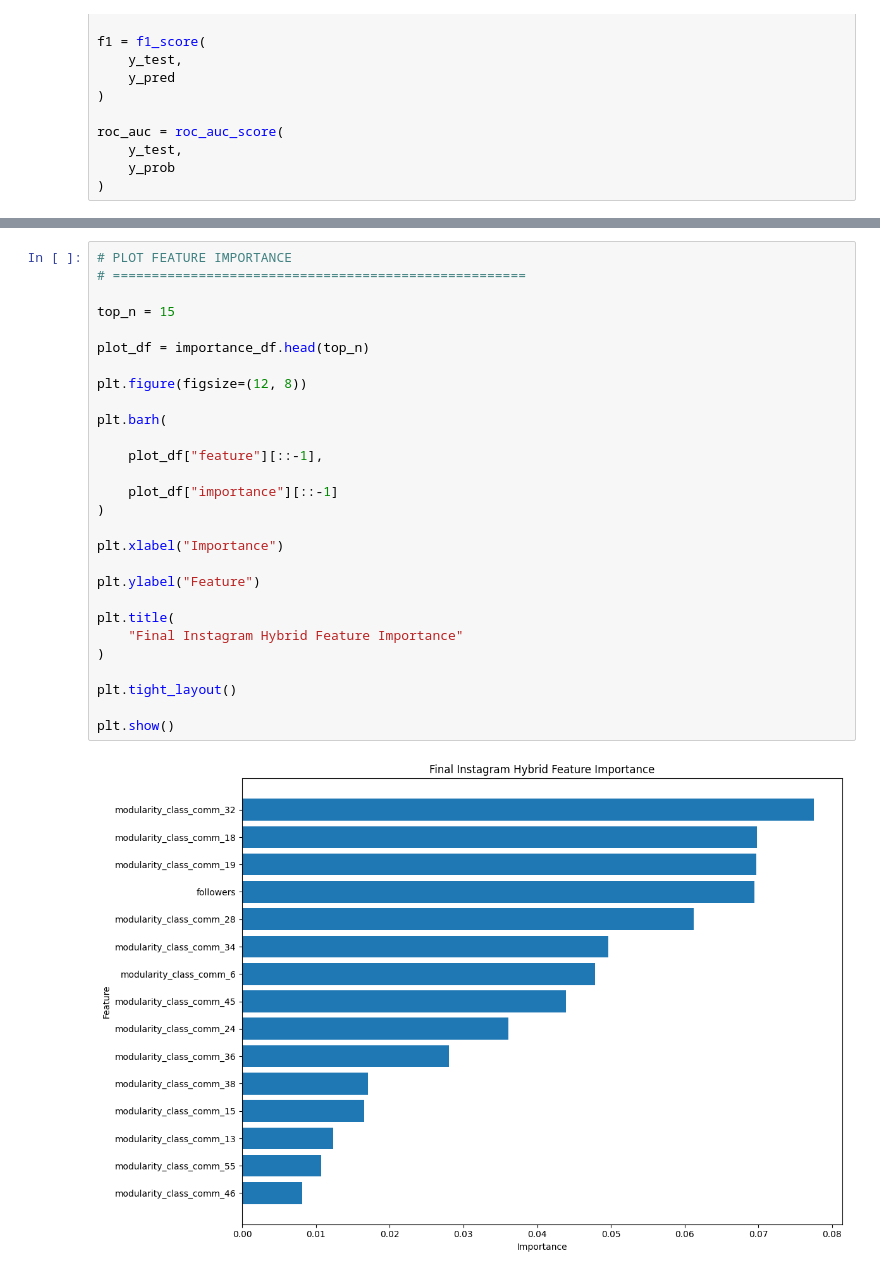
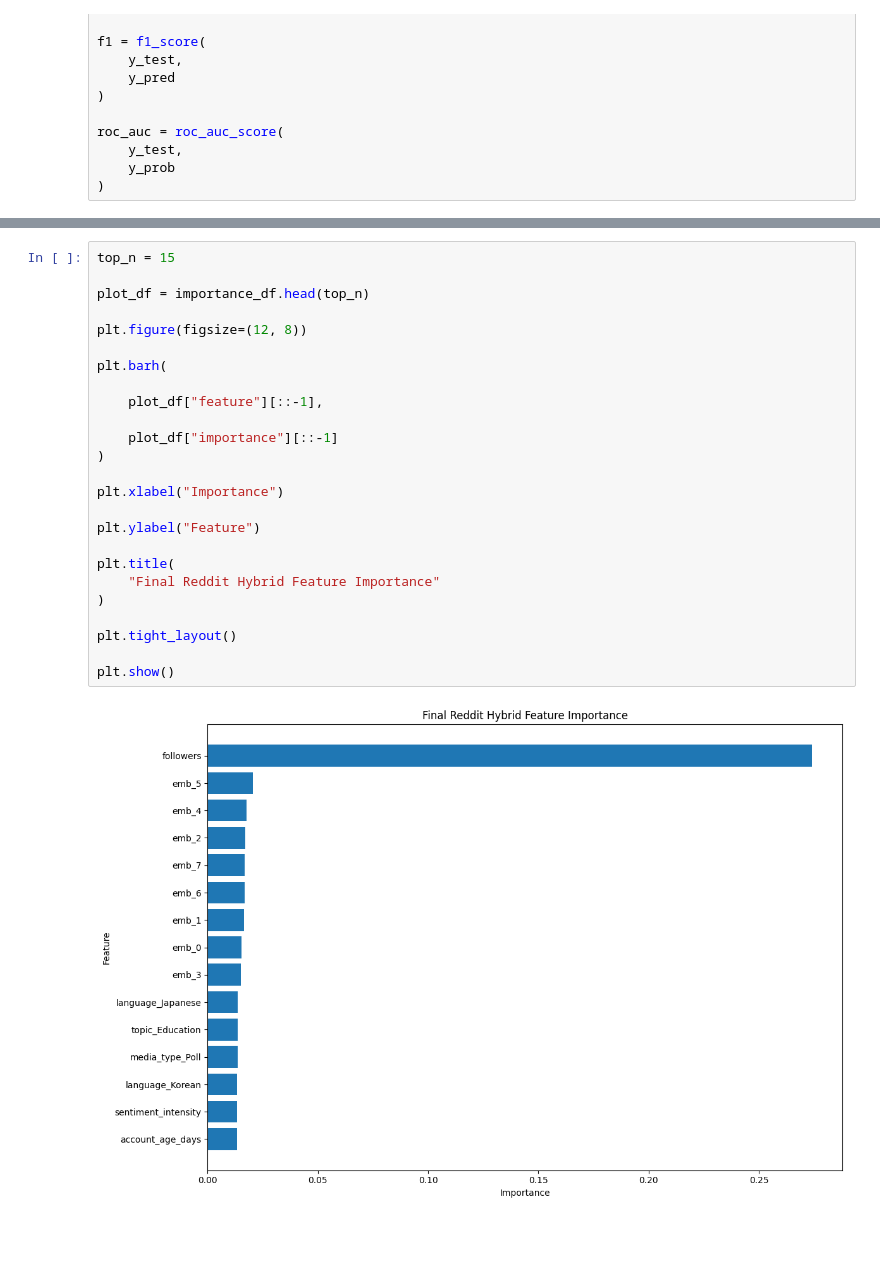
Before and after one commit to ThienY173/FDSE_2026_A_comparative_study_across_six_platforms, a Jupyter notebook: Network_graph/Reddit/reddit_graph.ipynb, the cells around one changed output, grey strips where cells are left out. Cells and saved outputs as stored; diff of their text form; blank space fills up the shorter version.

```diff
--- a/Network_graph/Reddit/reddit_graph.ipynb
+++ b/Network_graph/Reddit/reddit_graph.ipynb
@@ -1433,30 +1128,27 @@ ROC-AUC  : 0.8413
 # %%
-# PLOT FEATURE IMPORTANCE
-# =====================================================
-
 top_n = 15
 
 plot_df = importance_df.head(top_n)
 
 plt.figure(figsize=(12, 8))
 
 plt.barh(
 
     plot_df["feature"][::-1],
 
     plot_df["importance"][::-1]
 )
 
 plt.xlabel("Importance")
 
 plt.ylabel("Feature")
 
 plt.title(
-    "Final Instagram Hybrid Feature Importance"
+    "Final Reddit Hybrid Feature Importance"
 )
 
 plt.tight_layout()
 
 plt.show()
 # %% [output]
-[figure, old version]
+[figure, new version]
```
Also changed, not shown: parts of 46 cells of this notebook, 16 other files.
